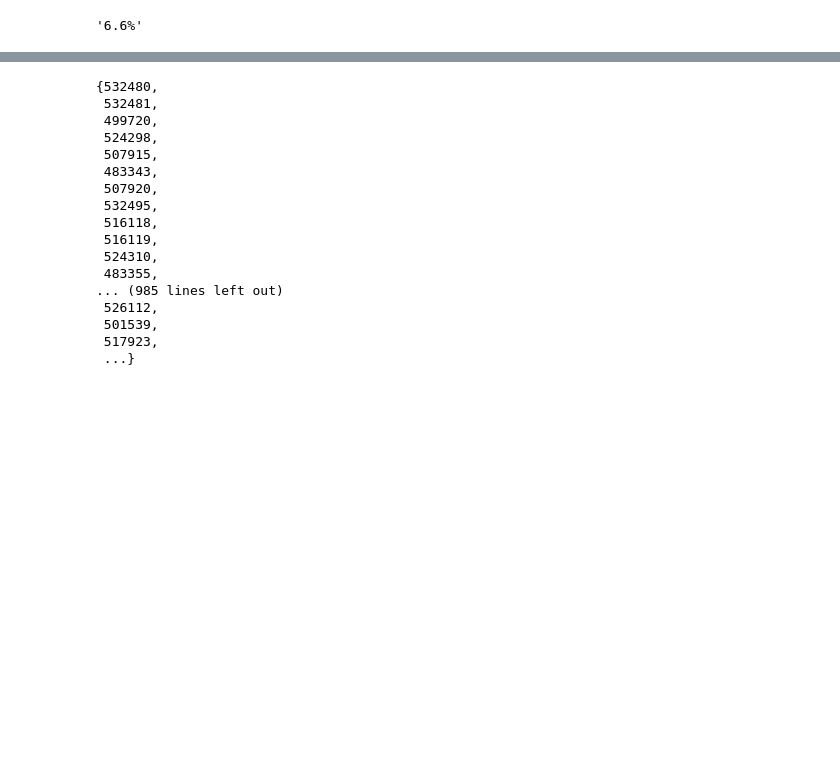
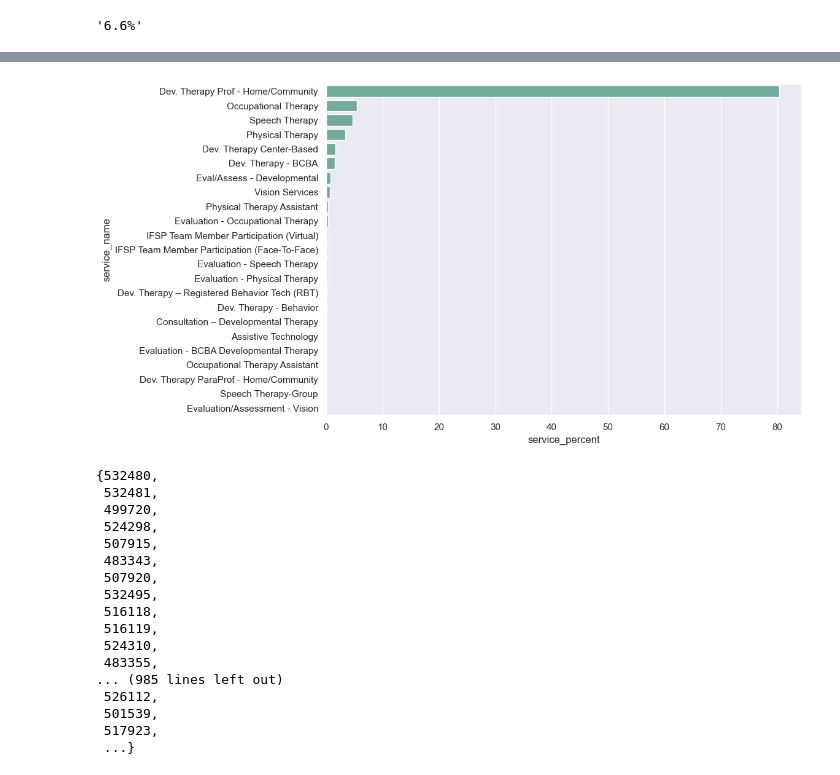
Before and after one commit to NSS-Data-Analytics-Cohort-8/teis_da8_1-dadboddenims, a Jupyter notebook: notebook/Partner2.ipynb, the cells around one changed output, grey strips where cells are left out. Cells and saved outputs as stored; diff of their text form; code cells hidden in the pictures; blank space fills up the shorter version.

```diff
--- a/notebook/Partner2.ipynb
+++ b/notebook/Partner2.ipynb
@@ -458,3 +467,18 @@ plt.show()
+# %%
+sns.set(style="darkgrid")
+
+plt.figure(figsize=(10, 7))
+
+
+sns.barplot(
+    x="service_percent",
+    y="service_name",
+    data=COUNT_SER,
+    estimator=sum,
+    errorbar=None,
+    color='#69b3a2');
+# %% [output]
+[figure, added]
 # %%
 childid = sheet1['CHILD_ID']
 # %%
```
Also changed, not shown: parts of 15 cells of this notebook.
